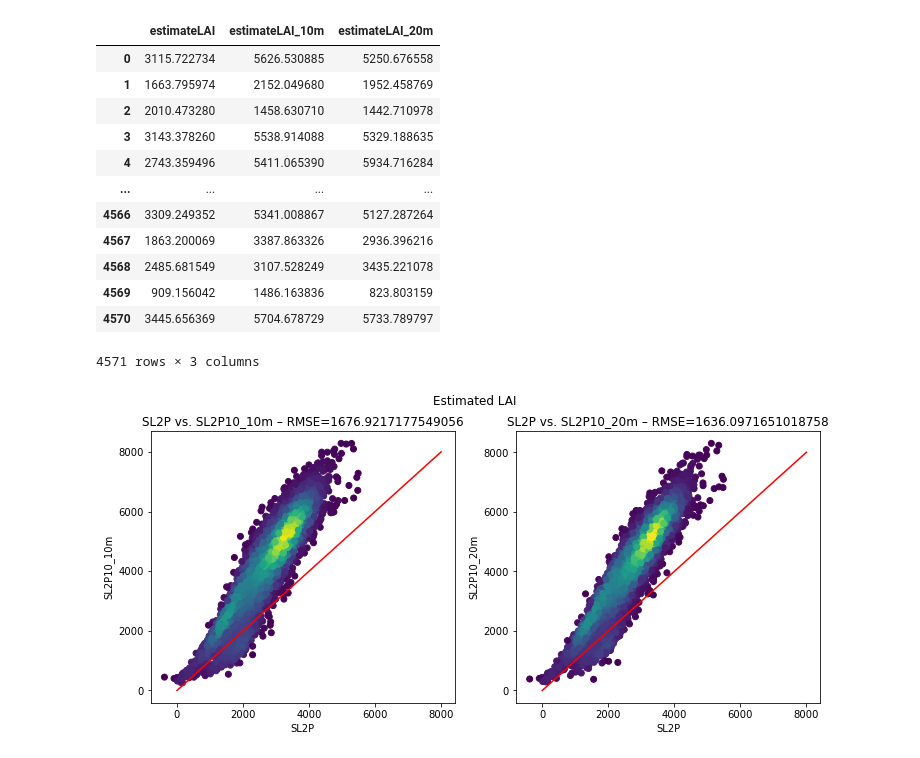
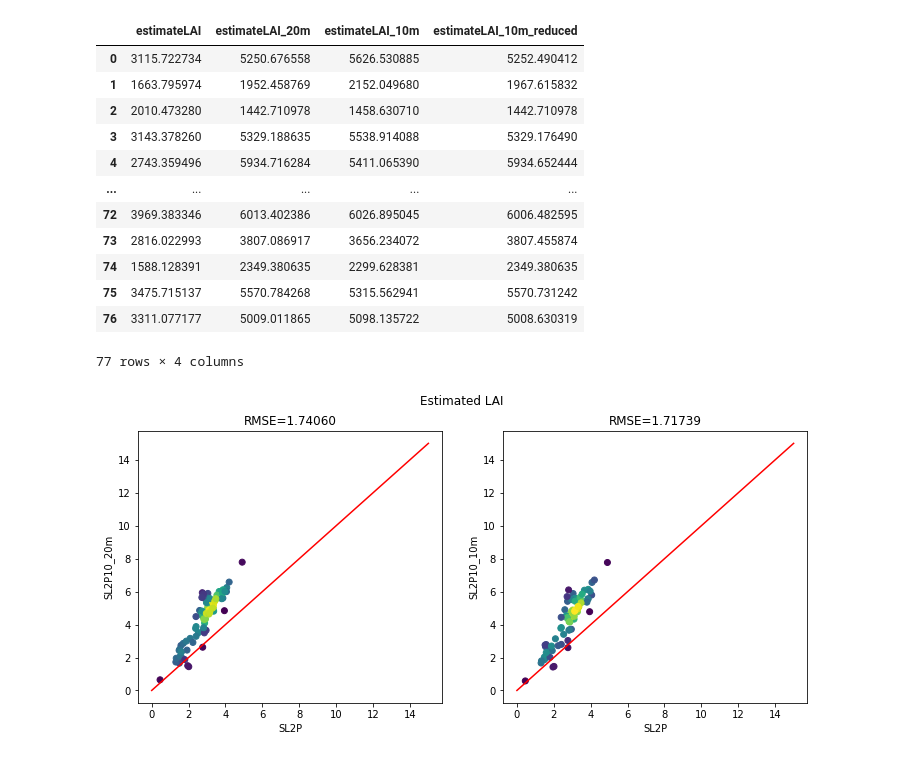
Before and after one commit to kateharvey/ALR-Sentinel2, a Jupyter notebook: shared/SL2P_control.ipynb, the cells around one changed output. Saved outputs shown, nothing was run; the diff lists cells and outputs as text; code cells hidden in the pictures.

```diff
--- a/shared/SL2P_control.ipynb
+++ b/shared/SL2P_control.ipynb
@@ -1129,17 +1156,19 @@ displayImage(export_collection_10m.mosaic().select('estimate'+outputName),0+outp
 # %%
-# add all SL2P, SL2P10_10m, SL2P10_20m bands to a single image to get corresponding samples
+# combine all SL2P, SL2P10_10m, SL2P10_20m bands into a single image to sample corresponding pixel values
 
+export_20m = export_collection_20m.first()
 export_10m = export_collection_10m.first()
-export_20m = export_collection_20m.first()
+export_10m_reduced = resampled_collection.first()
 
+export_20m = export_20m.select('estimate'+outputName).rename('estimate'+outputName+'_20m')
 export_10m = export_10m.select('estimate'+outputName).rename('estimate'+outputName+'_10m')
-export_20m = export_20m.select('estimate'+outputName).rename('estimate'+outputName+'_20m')
+export_10m_reduced = export_10m_reduced.select('estimate'+outputName).rename('estimate'+outputName+'_10m_reduced')
 
 # get the first image in export_collection ; add all bands from corresponding image in export_collection_10m and export_collection_10m
-full_image = export_collection.first().addBands(export_10m).addBands(export_20m)
+full_image = export_collection.first().addBands(export_20m).addBands(export_10m).addBands(export_10m_reduced)
 
 # sample the composed image with SL2P10_10m and SL2P10_20m bands
-samples = full_image.select('estimate'+outputName, 'estimate'+outputName+'_10m', 'estimate'+outputName+'_20m').sample(numPixels=6000, projection=export_collection.first().select('estimate'+outputName)\
+samples = full_image.select('estimate'+outputName, 'estimate'+outputName+'_20m', 'estimate'+outputName+'_10m', 'estimate'+outputName+'_10m_reduced').sample(numPixels=100, projection=export_collection.first().select('estimate'+outputName)\
                                                              .projection(), scale=10).getInfo()
 
 list_length = len(samples['features'])
@@ -1149,59 +1178,58 @@ estimate_list = []
 for i in range(list_length):
     temp_list = []
     temp_list.append(samples['features'][i]['properties']['estimate'+outputName])
+    temp_list.append(samples['features'][i]['properties']['estimate'+outputName+'_20m'])
     temp_list.append(samples['features'][i]['properties']['estimate'+outputName+'_10m'])
-    temp_list.append(samples['features'][i]['properties']['estimate'+outputName+'_20m'])
+    temp_list.append(samples['features'][i]['properties']['estimate'+outputName+'_10m_reduced'])
     estimate_list.append(temp_list)
 
-estimate_array = pd.DataFrame(estimate_list).rename(columns={0:'estimate'+outputName, 1:'estimate'+outputName+'_10m', 2:'estimate'+outputName+'_20m'})
+estimate_array = pd.DataFrame(estimate_list).rename(columns={0:'estimate'+outputName, 1:'estimate'+outputName+'_20m', 2:'estimate'+outputName+'_10m', 3:'estimate'+outputName+'_10m_reduced'})
 estimate_array
 # %% [output]
-|  | estimateLAI | estimateLAI_10m | estimateLAI_20m |
-| 0 | 3115.722734 | 5626.530885 | 5250.676558 |
-| 1 | 1663.795974 | 2152.049680 | 1952.458769 |
-| 2 | 2010.473280 | 1458.630710 | 1442.710978 |
-| 3 | 3143.378260 | 5538.914088 | 5329.188635 |
-| 4 | 2743.359496 | 5411.065390 | 5934.716284 |
-| ... | ... | ... | ... |
-| 4566 | 3309.249352 | 5341.008867 | 5127.287264 |
-| 4567 | 1863.200069 | 3387.863326 | 2936.396216 |
-| 4568 | 2485.681549 | 3107.528249 | 3435.221078 |
-| 4569 | 909.156042 | 1486.163836 | 823.803159 |
-| 4570 | 3445.656369 | 5704.678729 | 5733.789797 |
+|  | estimateLAI | estimateLAI_20m | estimateLAI_10m | estimateLAI_10m_reduced |
+| 0 | 3115.722734 | 5250.676558 | 5626.530885 | 5252.490412 |
+| 1 | 1663.795974 | 1952.458769 | 2152.049680 | 1967.615832 |
+| 2 | 2010.473280 | 1442.710978 | 1458.630710 | 1442.710978 |
+| 3 | 3143.378260 | 5329.188635 | 5538.914088 | 5329.176490 |
+| 4 | 2743.359496 | 5934.716284 | 5411.065390 | 5934.652444 |
+| ... | ... | ... | ... | ... |
+| 72 | 3969.383346 | 6013.402386 | 6026.895045 | 6006.482595 |
+| 73 | 2816.022993 | 3807.086917 | 3656.234072 | 3807.455874 |
+| 74 | 1588.128391 | 2349.380635 | 2299.628381 | 2349.380635 |
+| 75 | 3475.715137 | 5570.784268 | 5315.562941 | 5570.731242 |
+| 76 | 3311.077177 | 5009.011865 | 5098.135722 | 5008.630319 |
-4571 rows × 3 columns
+77 rows × 4 columns
 # %%
-# plot density histogram of estimateLAI vs (a) estimateLAI_10m and (b) estimateLAI_20m
+# plot density histogram of SL2P estimate vs (a) SL2P10_20m and (b) SL2P10_10m
 
-sl2p = estimate_array['estimate'+outputName]
-sl2p10_10m = estimate_array['estimate'+outputName+'_10m']
-sl2p10_20m = estimate_array['estimate'+outputName+'_20m']
+sl2p = estimate_array['estimate'+outputName]/1000
+sl2p10_10m = estimate_array['estimate'+outputName+'_10m']/1000
+sl2p10_20m = estimate_array['estimate'+outputName+'_20m']/1000
 
 # scipy.stats.gaussian_kde
 xy_10m = np.vstack([sl2p, sl2p10_10m])
 xy_20m = np.vstack([sl2p, sl2p10_20m])
 density_10m = scipy.stats.gaussian_kde(xy_10m)(xy_10m)
 density_20m = scipy.stats.gaussian_kde(xy_20m)(xy_20m)
 rmse_10m = sklearn.metrics.mean_squared_error(sl2p, sl2p10_10m, squared=False)
 rmse_20m = sklearn.metrics.mean_squared_error(sl2p, sl2p10_20m, squared=False)
 
 fig, ax = plt.subplots(1, 2, figsize=(12,5))
-
-x = np.linspace(0,8000)
-
+x = np.linspace(0,15)
 fig.suptitle('{}'.format('Estimated '+outputName))
 
+# SL2P vs. SL2P10_20m
+ax[0].scatter(sl2p, sl2p10_20m, c=density_20m)
+ax[0].set_xlabel('SL2P')
+ax[0].set_ylabel('SL2P10_20m')
+ax[0].plot(x, x, c='r')
+ax[0].title.set_text(f'RMSE={rmse_20m:.5f}')
+
 # SL2P vs. SL2P10_10m
-ax[0].scatter(sl2p, sl2p10_10m, c=density_10m)
-ax[0].set_xlabel('SL2P')
-ax[0].set_ylabel('SL2P10_10m')
-ax[0].plot(x, x, c='r')
-ax[0].title.set_text('SL2P vs. SL2P10_10m – RMSE={}'.format(rmse_10m))
-
-# SL2P vs. SL2P10_20m
-ax[1].scatter(sl2p, sl2p10_20m, c=density_20m)
+ax[1].scatter(sl2p, sl2p10_10m, c=density_10m)
 ax[1].set_xlabel('SL2P')
-ax[1].set_ylabel('SL2P10_20m')
+ax[1].set_ylabel('SL2P10_10m')
 ax[1].plot(x, x, c='r')
-ax[1].title.set_text('SL2P vs. SL2P10_20m – RMSE={}'.format(rmse_20m))
+ax[1].title.set_text(f'RMSE={rmse_10m:.5f}')
 # %% [output]
-[figure, old version]
+[figure, new version]
```
Also changed, not shown: parts of 13 cells of this notebook.
